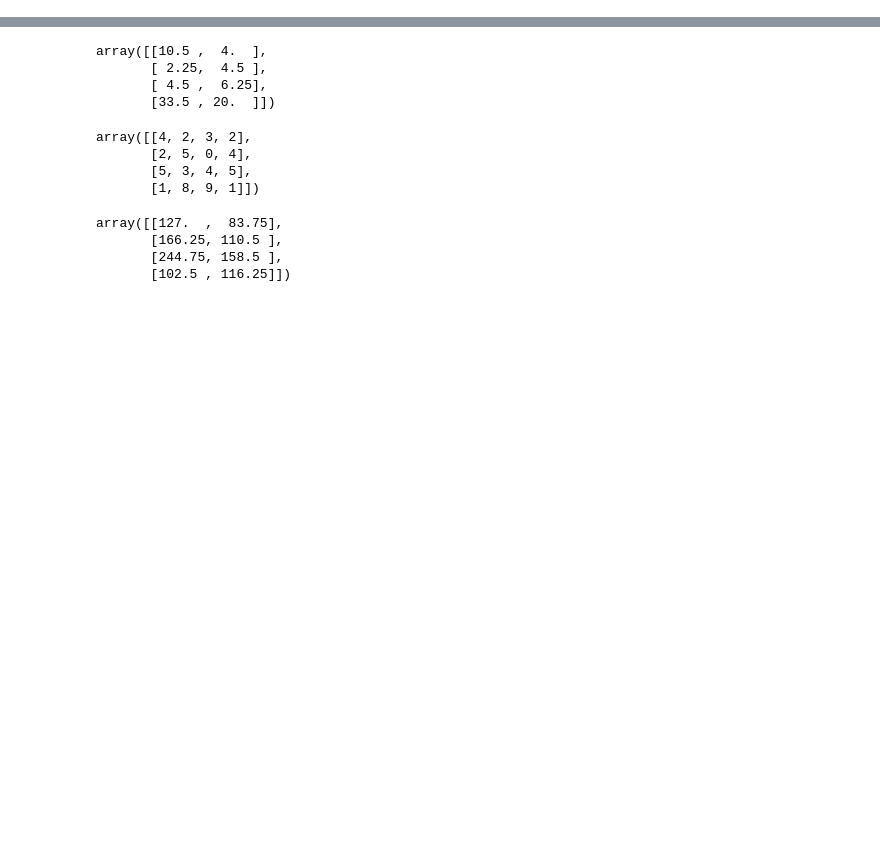
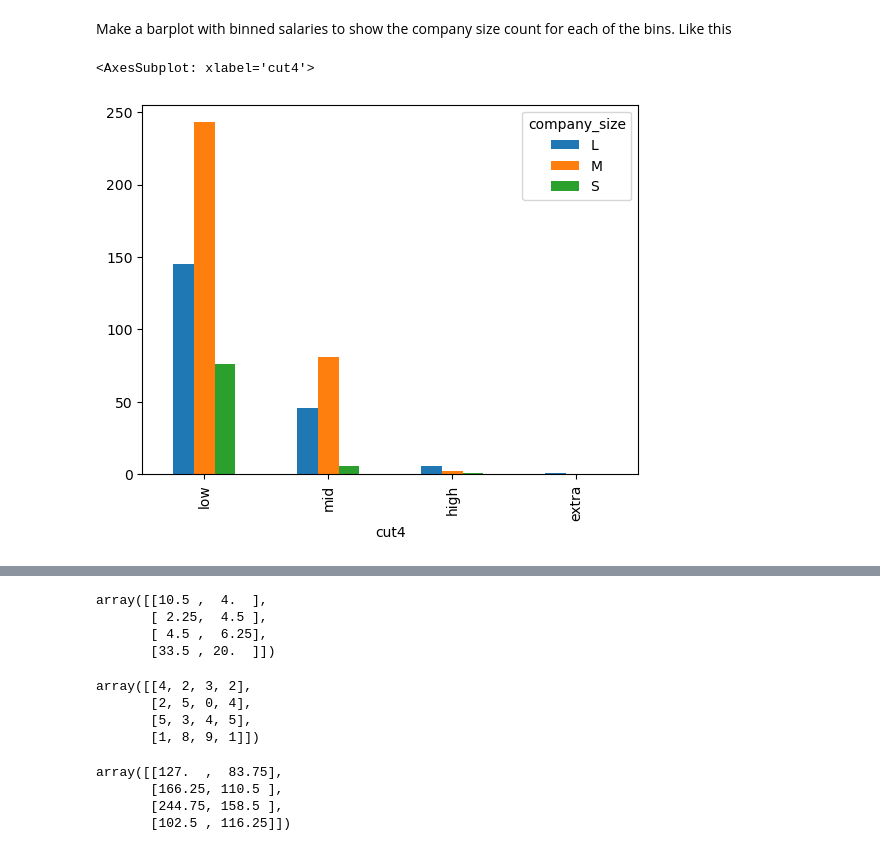
Before and after one commit to VincentBuchholz/my_notebooks, a Jupyter notebook: Linear-algebra.ipynb, the cells around one changed output, grey strips where cells are left out. Drawn from its saved outputs; the diff is of its cells as text; code cells hidden in the pictures; blank space fills up the shorter version.

```diff
--- a/Linear-algebra.ipynb
+++ b/Linear-algebra.ipynb
@@ -16,0 +128,4 @@ Hint: you can use pandas and Transpose to create dataframe: `pd.DataFrame(shoppe
+# %%
+data['qcut4'] = pd.qcut(data['salary_in_usd'], q=4) # ext price devided into 4 buckets/bins using pandas .qcut() method
+
+data['qcut4'].value_counts()
@@ -16,0 +143,7 @@ Hint: you can use pandas and Transpose to create dataframe: `pd.DataFrame(shoppe
+# %% [markdown]
+Make a barplot with binned salaries to show the company size count for each of the bins. Like this
+# %%
+data.groupby(['cut4','company_size']).size().unstack().plot(kind='bar', stacked=False)
+# %% [output]
+<AxesSubplot: xlabel='cut4'>
+[figure, added]
```
Also changed, not shown: parts of 22 cells of this notebook, 10 other files.
